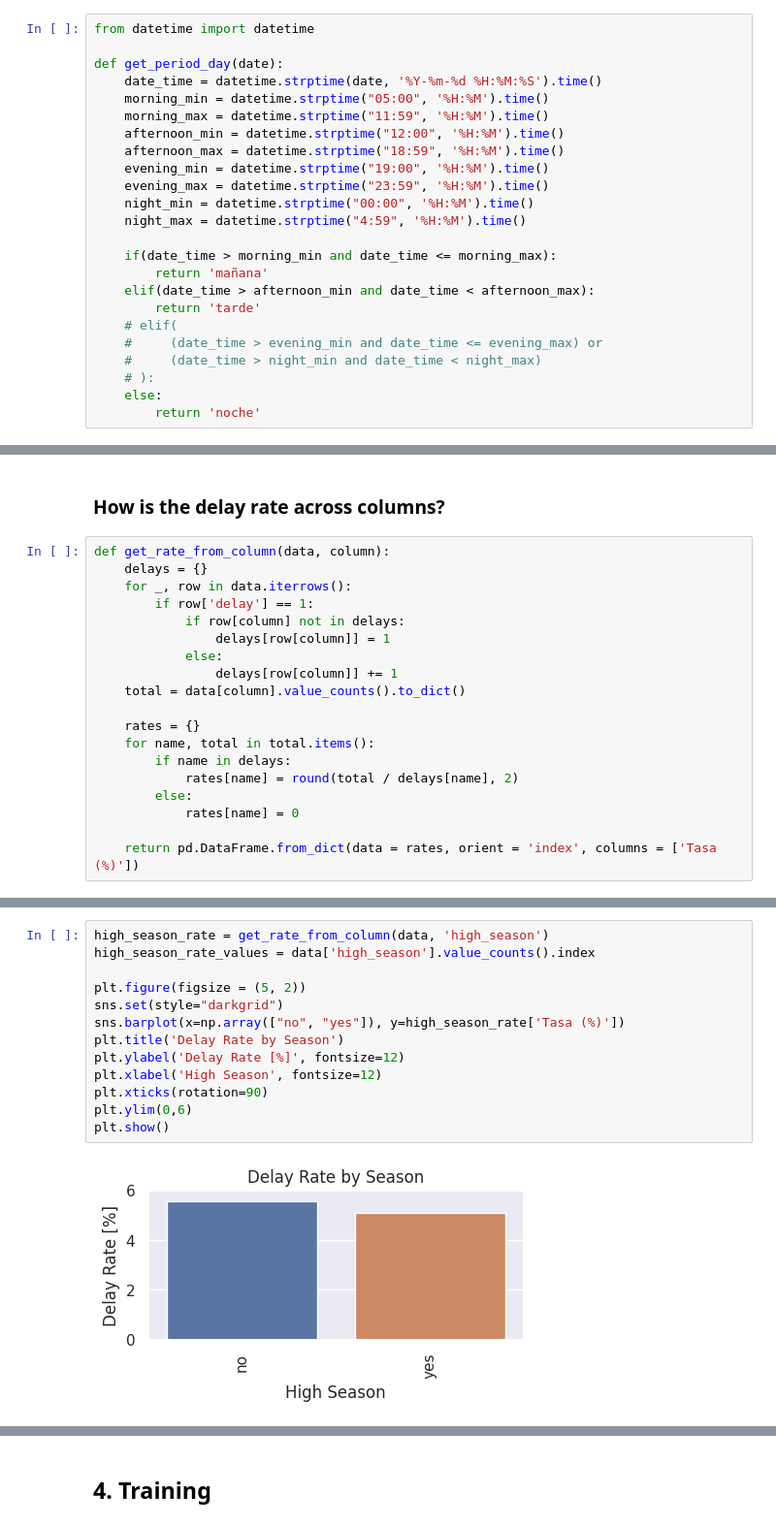
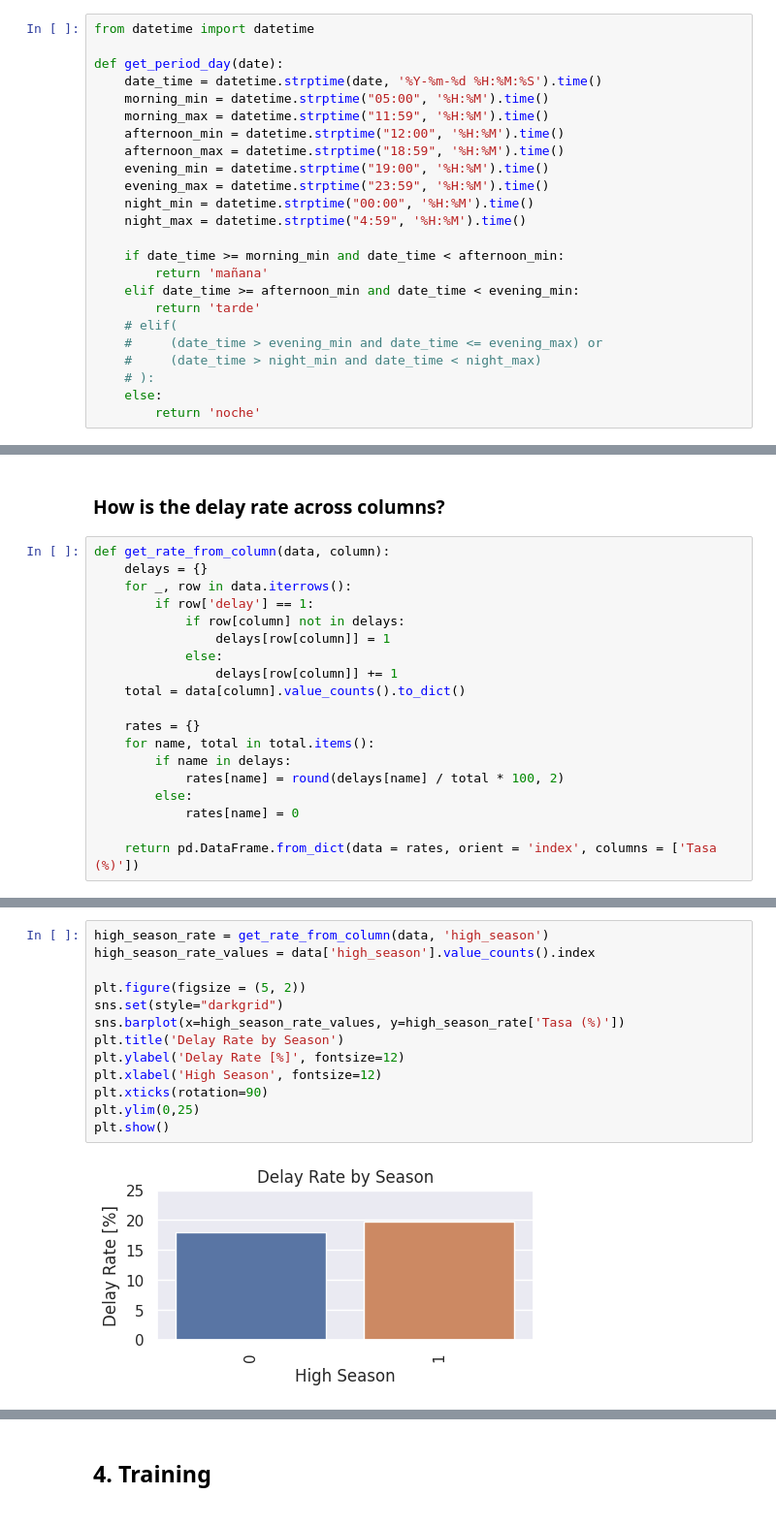
Before and after one commit to martinsoko/latam_challenge, a Jupyter notebook: challenge/exploration.ipynb, the cells around one changed output, grey strips where cells are left out. Shown at 97% size. Cells and saved outputs as stored; diff of their text form.

```diff
--- a/challenge/exploration.ipynb
+++ b/challenge/exploration.ipynb
@@ -141,9 +141,9 @@ def get_period_day(date):
     night_min = datetime.strptime("00:00", '%H:%M').time()
     night_max = datetime.strptime("4:59", '%H:%M').time()
 
-    if(date_time > morning_min and date_time <= morning_max):
+    if date_time >= morning_min and date_time < afternoon_min:
         return 'mañana'
-    elif(date_time > afternoon_min and date_time < afternoon_max):
+    elif date_time >= afternoon_min and date_time < evening_min:
         return 'tarde'
     # elif(
     #     (date_time > evening_min and date_time <= evening_max) or
@@ -220,7 +220,7 @@ def get_rate_from_column(data, column):
     rates = {}
     for name, total in total.items():
         if name in delays:
-            rates[name] = round(total / delays[name], 2)
+            rates[name] = round(delays[name] / total * 100, 2)
         else:
             rates[name] = 0
 
@@ -283,18 +283,18 @@ plt.show()
 # %%
 high_season_rate = get_rate_from_column(data, 'high_season')
 high_season_rate_values = data['high_season'].value_counts().index
 
 plt.figure(figsize = (5, 2))
 sns.set(style="darkgrid")
-sns.barplot(x=np.array(["no", "yes"]), y=high_season_rate['Tasa (%)'])
+sns.barplot(x=high_season_rate_values, y=high_season_rate['Tasa (%)'])
 plt.title('Delay Rate by Season')
 plt.ylabel('Delay Rate [%]', fontsize=12)
 plt.xlabel('High Season', fontsize=12)
 plt.xticks(rotation=90)
-plt.ylim(0,6)
+plt.ylim(0,25)
 plt.show()
 # %% [output]
-[figure, old version]
+[figure, new version]
 # %%
 flight_type_rate = get_rate_from_column(data, 'TIPOVUELO')
 flight_type_rate_values = data['TIPOVUELO'].value_counts().index
```
Also changed, not shown: parts of 25 cells of this notebook.
